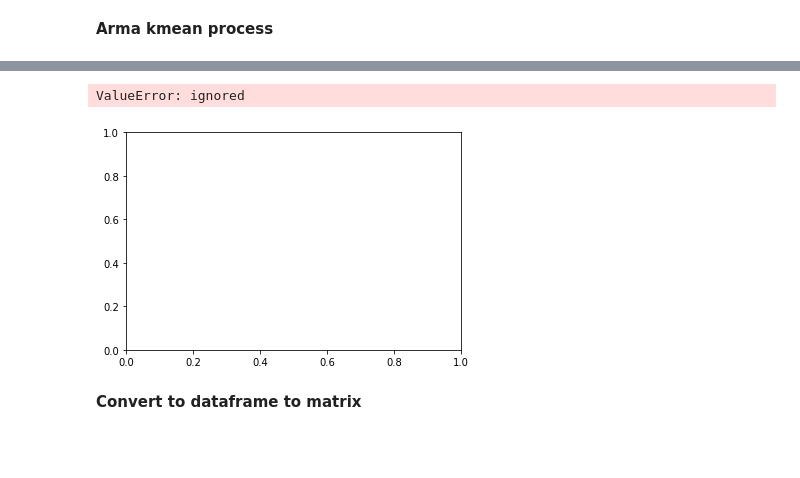
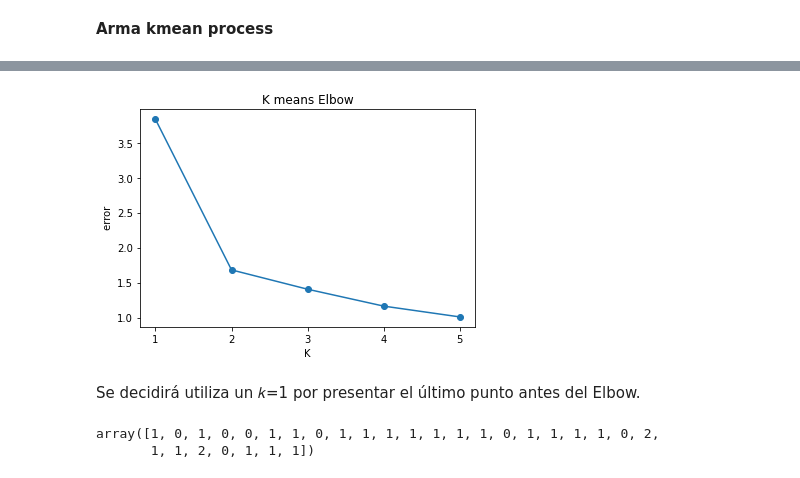
Before and after one commit to vbaezfortunato/Python_class, a Jupyter notebook: Cluster.ipynb, the cells around one changed output, grey strips where cells are left out. Drawn from its saved outputs; the diff is of its cells as text; code cells hidden in the pictures; blank space fills up the shorter version.

```diff
--- a/Cluster.ipynb
+++ b/Cluster.ipynb
@@ -202,4 +177,4 @@ clusters = np.argmin(np.array(output).T, axis = 1)
 # %%
 out = np.empty_like(centroids)
 for i in range(0,3):
-    out[i] = np.mean(dt_matrix[clusters == i],axis = 0)
+    out[i] = np.mean(df[clusters == i],axis = 0)
@@ -206,13 +183,15 @@ for i in range(0,3):
 # %%
+# inicialización de centroides random dentro de parámetros
+
 class KMeans:
 
     def __init__(self,df,k, verbosity):
         self.verbosity = verbosity
         self.df = df
         self.k = k
-        self.edad_rand = np.random.uniform(np.min(df[:,0]), np.max(df[:,0]), self.k).reshape(-1,1)
-        self.estatura_rand = np.random.uniform(np.min(df[:,1]), np.max(df[:,1]), self.k).reshape(-1,1)
-        self.centroids = np.concatenate((self.edad_rand, self.estatura_rand), axis = 1)
+        self.randon_e = np.random.uniform(np.min(df[:,0]), np.max(df[:,0]), self.k).reshape(-1,1)
+        self.randon_es = np.random.uniform(np.min(df[:,1]), np.max(df[:,1]), self.k).reshape(-1,1)
+        self.centroids = np.concatenate((self.randon_e, self.randon_es), axis = 1)
         self.clusters = np.empty_like(df[:,0])
         self.min_distances = np.empty_like(df[:,0])
         self.error = 0
@@ -243,7 +222,7 @@ class KMeans:
                 print(last_centroids)
                 print("****************************************************************************************")
         self.error = np.mean(self.min_distances)
-        return np.concatenate((self.df,self.clusters.reshape(-1,1)), axis = 1)
+
 
     def Predict(self, test):
         output = list()
@@ -297,6 +251,6 @@ array([[ 1.77, 26.  ,  3.  ],
 # %%
 from sklearn.mixture import GaussianMixture
 # %%
-gmm = GaussianMixture(n_components = 5)
+gm = GaussianMixture(n_components = 5)
 
-gmm.fit(dt_matrix)
+gm.fit(df)
@@ -311,7 +293,7 @@ gmm.predict_proba(dt_matrix)
 # %%
 
 model_list = list()
-for i in range(1,7):
+for i in range(1,6):
     print(i)
     model = KMeans(df, k = i, verbosity = False)
     model_list.append(model)
@@ -337,13 +320,12 @@ KeyboardInterrupt: ignored
 # %%
-plt.plot(np.array([1,2,3,4,5,6], dtype = np.int32), error_list)
-plt.scatter(np.array([1,2,3,4,5,6], dtype = np.int32), error_list)
-plt.title("K means Distortion error")
+plt.plot(np.array([1,2,3,4,5], dtype = np.int32), error_list)
+plt.scatter(np.array([1,2,3,4,5], dtype = np.int32), error_list)
+plt.title("K means Elbow")
 plt.xlabel("K")
-plt.ylabel("Distortion error")
-plt.xticks([1,2,3,4,5,6])
+plt.ylabel(" error")
+plt.xticks([1,2,3,4,5])
 plt.show()
 # %% [output]
-ValueError: ignored
-[figure, old version]
+[figure, new version]
-# %% [markdown]
-**Convert to dataframe to matrix**
+# %% [markdown]
+Se decidirá utiliza un  𝑘=1  por presentar el último punto antes del Elbow.
@@ -349,0 +334,5 @@ ValueError: ignored
+# %%
+model_K.clusters
+# %% [output]
+array([1, 0, 1, 0, 0, 1, 1, 0, 1, 1, 1, 1, 1, 1, 1, 0, 1, 1, 1, 1, 0, 2,
+       1, 1, 2, 0, 1, 1, 1])
```
Also changed, not shown: parts of 65 cells of this notebook.
